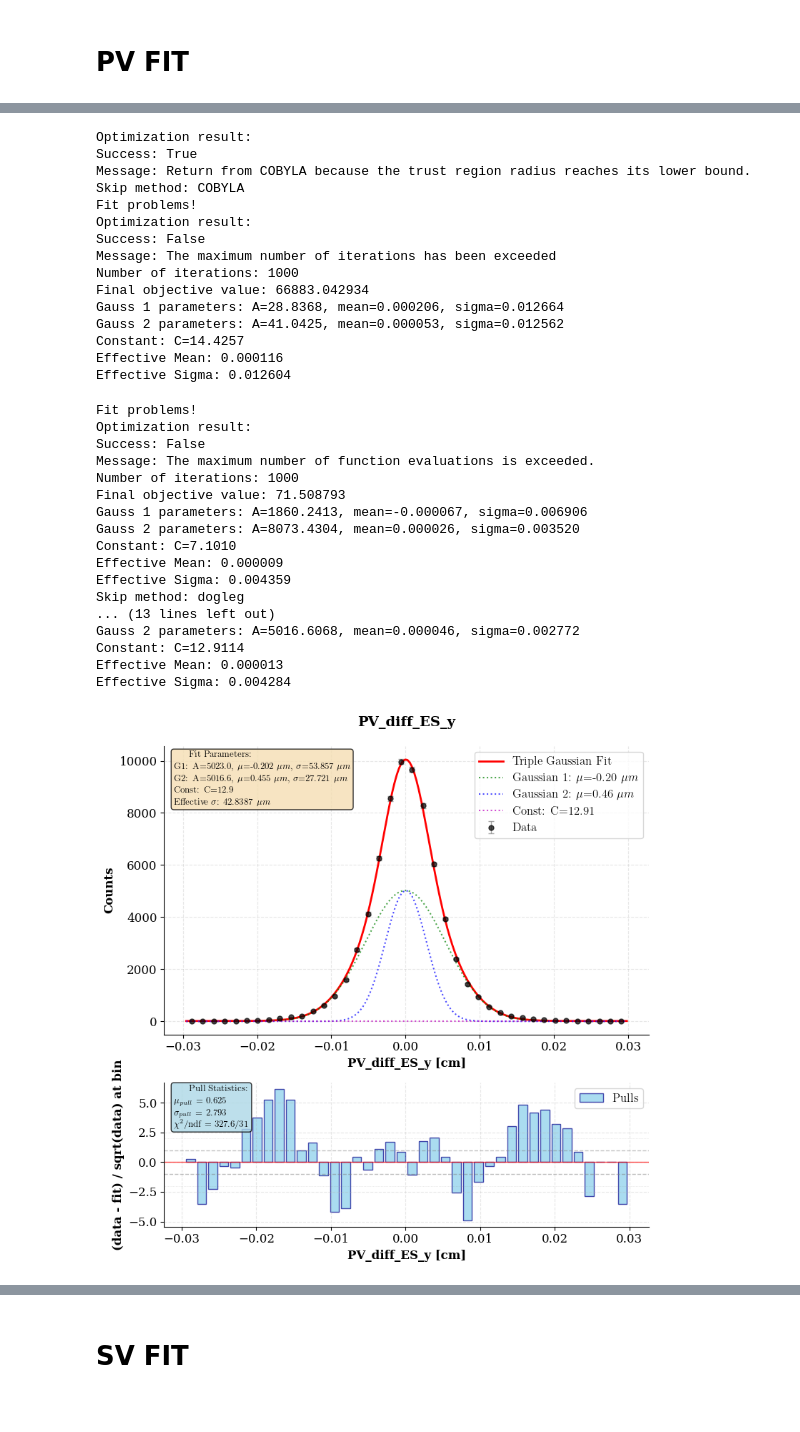
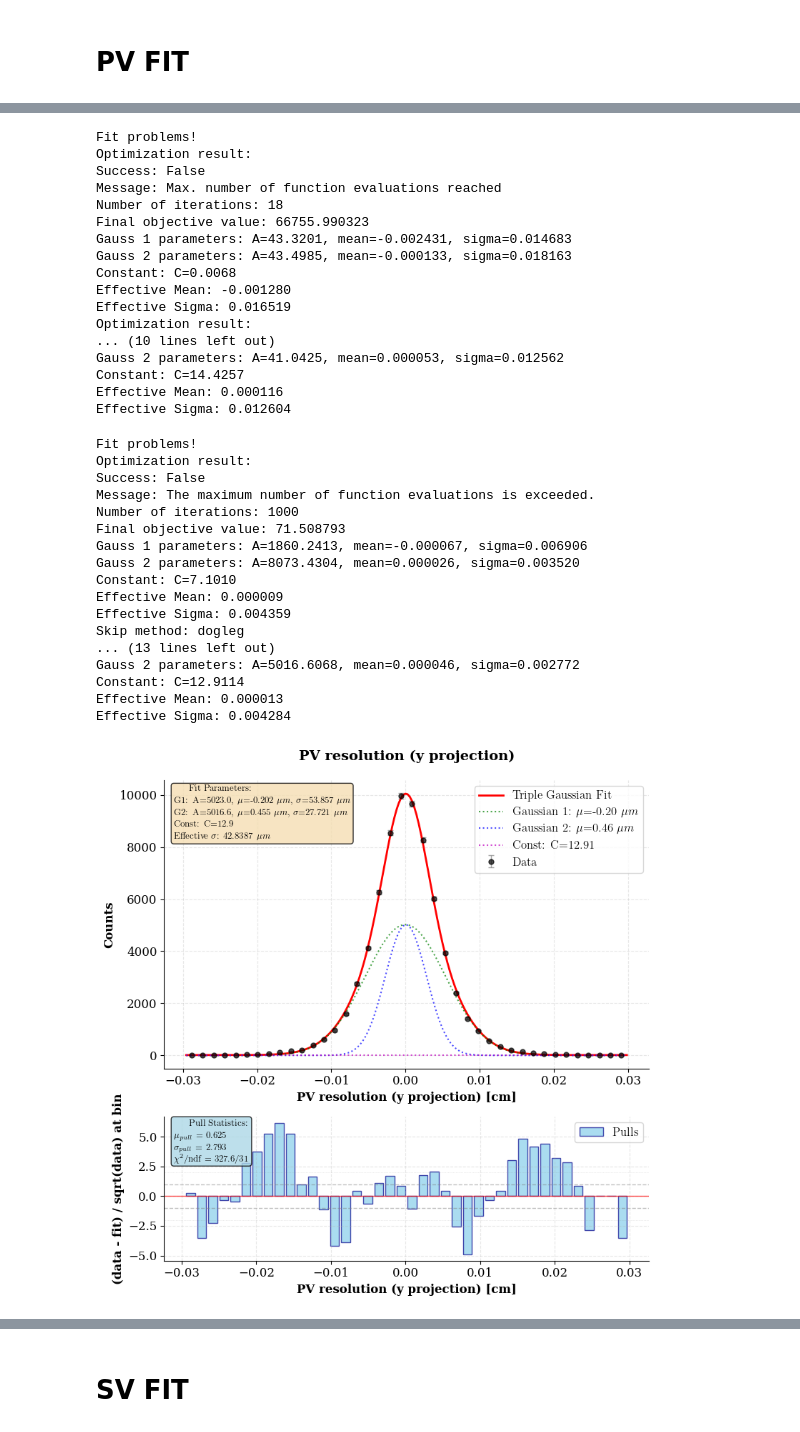
Before and after one commit to ArtSmirnovCH/SPD-Lc-pKpi-27, a Jupyter notebook: Analysis/fits.ipynb, the cells around one changed output, grey strips where cells are left out. Drawn from its saved outputs; the diff is of its cells as text; code cells hidden in the pictures.

```diff
--- a/Analysis/fits.ipynb
+++ b/Analysis/fits.ipynb
@@ -114,8 +114,8 @@ if best_method is None:
 result = fit_distr_double_gauss(
     distr=sig_PV_df_sel,
     distr_name=distr_name,
-    title=distr_name,
-    x_label=distr_name + ' [cm]',
+    title='PV resolution (x projection)',
+    x_label='PV resolution (x projection) [cm]',
     optimize_method=best_method,
     plot=True,
     bins=40,
@@ -256,8 +256,8 @@ if best_method is None:
 result = fit_distr_double_gauss(
     distr=sig_PV_df_sel,
     distr_name=distr_name,
-    title=distr_name,
-    x_label=distr_name + ' [cm]',
+    title='PV resolution (y projection)',
+    x_label='PV resolution (y projection) [cm]',
     optimize_method=best_method,
     plot=True,
     bins=40,
@@ -303,36 +303,38 @@ Effective Sigma: 0.016519
-Optimization result:
-Success: True
-Message: Return from COBYLA because the trust region radius reaches its lower bound.
-Skip method: COBYLA
 Fit problems!
 Optimization result:
 Success: False
-Message: The maximum number of iterations has been exceeded
-Number of iterations: 1000
-Final objective value: 66883.042934
-Gauss 1 parameters: A=28.8368, mean=0.000206, sigma=0.012664
+Message: Max. number of function evaluations reached
+Number of iterations: 18
+Final objective value: 66755.990323
+Gauss 1 parameters: A=43.3201, mean=-0.002431, sigma=0.014683
+Gauss 2 parameters: A=43.4985, mean=-0.000133, sigma=0.018163
+Constant: C=0.0068
+Effective Mean: -0.001280
+Effective Sigma: 0.016519
+Optimization result:
+... (10 lines left out)
 Gauss 2 parameters: A=41.0425, mean=0.000053, sigma=0.012562
 Constant: C=14.4257
 Effective Mean: 0.000116
 Effective Sigma: 0.012604
 Fit problems!
 Optimization result:
 Success: False
 Message: The maximum number of function evaluations is exceeded.
 Number of iterations: 1000
 Final objective value: 71.508793
 Gauss 1 parameters: A=1860.2413, mean=-0.000067, sigma=0.006906
 Gauss 2 parameters: A=8073.4304, mean=0.000026, sigma=0.003520
 Constant: C=7.1010
 Effective Mean: 0.000009
 Effective Sigma: 0.004359
 Skip method: dogleg
 ... (13 lines left out)
 Gauss 2 parameters: A=5016.6068, mean=0.000046, sigma=0.002772
 Constant: C=12.9114
 Effective Mean: 0.000013
 Effective Sigma: 0.004284
-[figure, old version]
+[figure, new version]
 # %%
 from scripts import fit_distr_double_gauss
 
```
Also changed, not shown: parts of 9 cells of this notebook, 13 other files.
